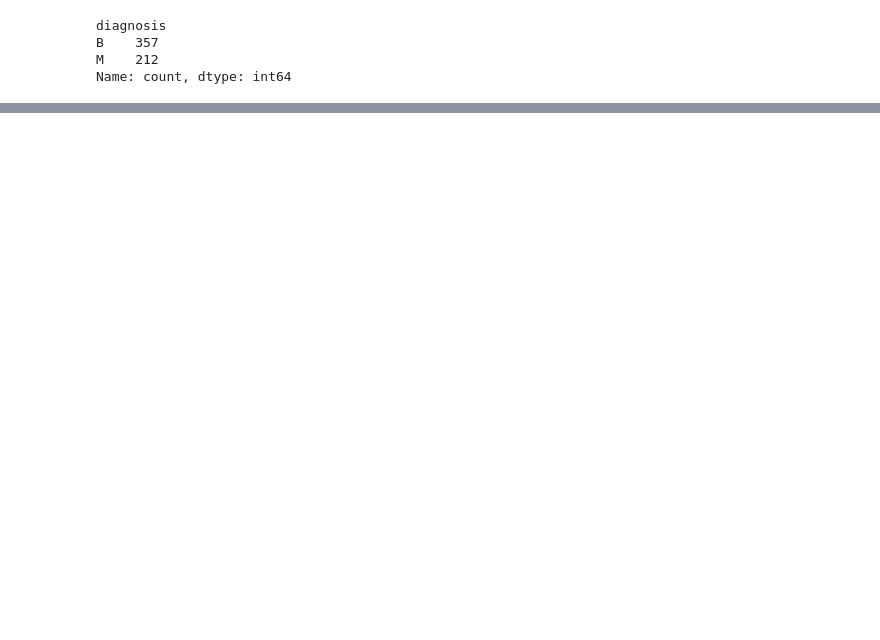
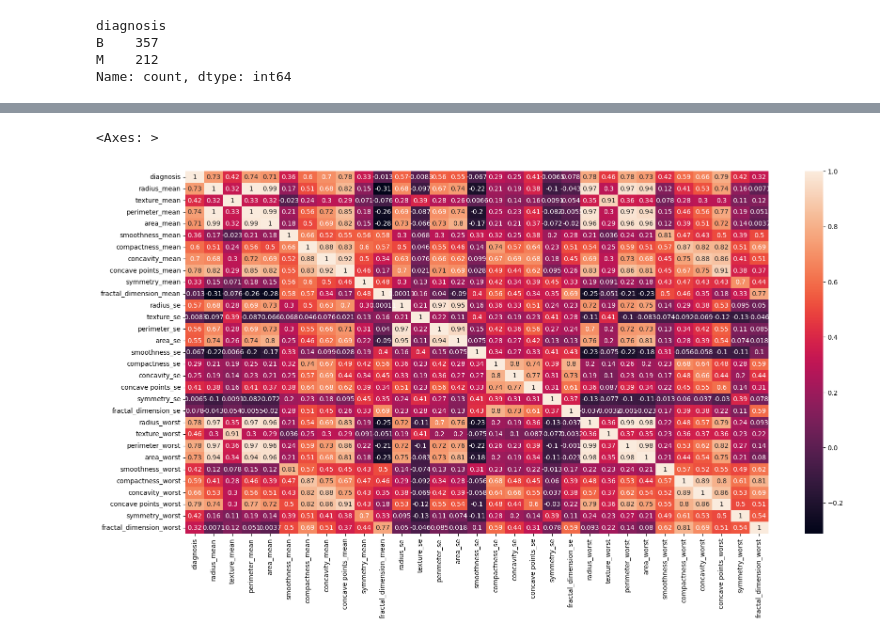
Before and after one commit to ZacG1t/predict_cancer, a Jupyter notebook: predict_cancer.ipynb, the cells around one changed output, grey strips where cells are left out. Saved outputs shown, nothing was run; the diff lists cells and outputs as text; code cells hidden in the pictures; blank space fills up the shorter version.

```diff
--- a/predict_cancer.ipynb
+++ b/predict_cancer.ipynb
@@ -51,0 +61,5 @@ plt.show()
+# %%
+clean_data = data1
+clean_data.drop("Unnamed: 32", axis=1, inplace=True)
+# %%
+clean_data.drop("id", axis=1, inplace=True)
@@ -51,0 +96,4 @@ plt.show()
+# %%
+clean_data_bool = clean_data.copy()
+clean_data_bool["diagnosis"] = clean_data_bool["diagnosis"].map({'M': 1, 'B': 0})
+clean_data_bool.head()
@@ -51,0 +108,8 @@ plt.show()
+# %%
+df = clean_data_bool
+# %%
+plt.figure(figsize=(20,10))
+sns.heatmap(df.corr(), annot=True)
+# %% [output]
+<Axes: >
+[figure, added]
```
Also changed, not shown: parts of 19 cells of this notebook.
